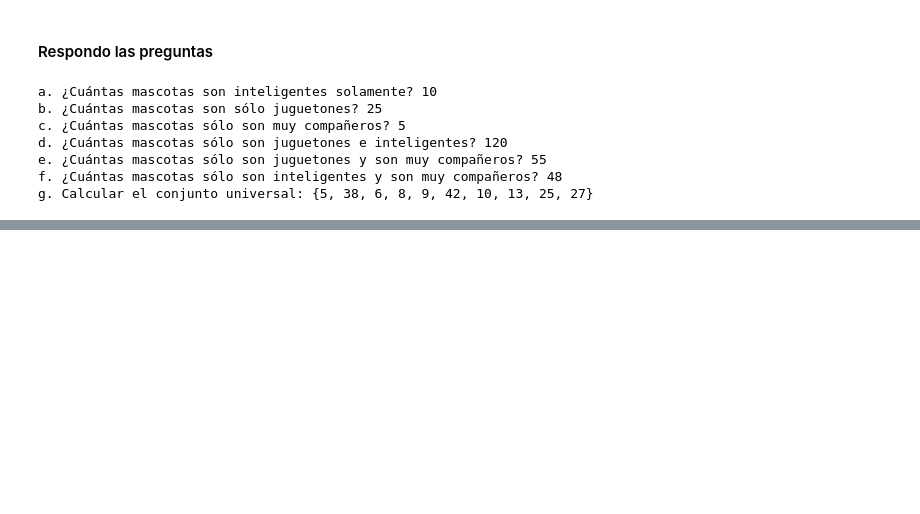
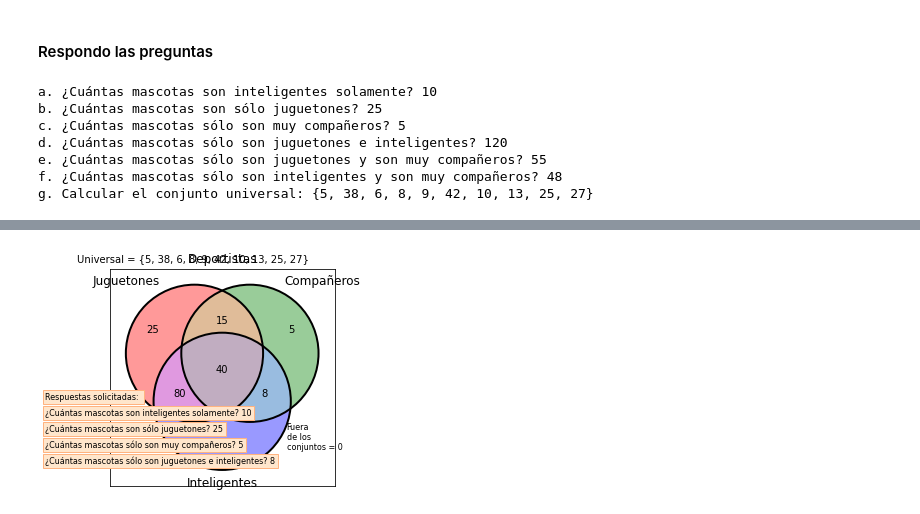
Before and after one commit to TV3ntu/mate3, a Jupyter notebook: Primer parcial 28-5-2021.ipynb, the cells around one changed output, grey strips where cells are left out. Cells and saved outputs as stored; diff of their text form; code cells hidden in the pictures; blank space fills up the shorter version.

```diff
--- a/Primer parcial 28-5-2021.ipynb
+++ b/Primer parcial 28-5-2021.ipynb
@@ -106,0 +112,92 @@ g. Calcular el conjunto universal: {5, 38, 6, 8, 9, 42, 10, 13, 25, 27}
+# %%
+# Totales
+total_j = get_total(solo_juguetones)
+total_c = get_total(solo_compañeros)
+total_i = get_total(solo_inteligentes)
+total_ic = get_total(solo_inteligentes_y_compañeros)
+total_ij = get_total(solo_inteligentes_y_juguetones)
+total_jc = get_total(solo_juguetones_y_compañeros)
+total_jci = get_total(todos)
+# preparamos la ventana del gráfico
+plt.figure('Mascotas')
+
+# dibujamos los diagramas
+diagram = venn3((1, 1, 1, 1, 1, 1, 1), set_labels=(
+    "Juguetones", "Compañeros", "Inteligentes"))
+
+# establecemos el tamaño de la fuente
+for subset in ("111", "110", "101", "100", "011", "010", "001"):
+    diagram.get_label_by_id(subset).set_fontsize(10)
+
+# transferimos los resultados de las operaciones
+diagram.get_label_by_id('100').set_text(total_j)
+diagram.get_label_by_id('010').set_text(total_c)
+diagram.get_label_by_id('001').set_text(total_i)
+diagram.get_label_by_id('110').set_text(total_jc)
+diagram.get_label_by_id('011').set_text(total_ic)
+diagram.get_label_by_id('101').set_text(total_ij)
+diagram.get_label_by_id('111').set_text(total_jci)
+
+# marcamos los contornos
+c = venn3_circles(subsets=(1, 1, 1, 1, 1, 1, 1))
+
+# agregamos más datos aclaratorios al gráfico
+plt.text(-0.90, 0.67,      # Texto y cantidad universal
+         f"Universal = {universal}",
+         size=10)
+
+plt.text(0.40, -0.5,      # Texto fuera del conjunto
+         f"Fuera\nde los\nconjuntos = {ninguno}",
+         size=8)
+
+# Respondemos las preguntas
+plt.text(-1.10, -0.20,
+         s="Respuestas solicitadas: ",
+         size=8,
+         ha="left",  # alineación horizontal
+         va="bottom",  # alineación vertical
+         bbox=dict(boxstyle="square",  # tipo de cuadro
+                   ec=(1.0, 0.7, 0.5),
+                   fc=(1.0, 0.9, 0.8),))
+
+plt.text(-1.10, -0.30,
+         s="¿Cuántas mascotas son inteligentes solamente? " + str(total_i),
+         size=8,
+         ha="left",  # alineación horizontal
+         va="bottom",  # alineación vertical
+         bbox=dict(boxstyle="square",  # tipo de cuadro
+                   ec=(1.0, 0.7, 0.5),
+                   fc=(1.0, 0.9, 0.8),))
+
+plt.text(-1.10, -0.40,
+         s="¿Cuántas mascotas son sólo juguetones? " + str(total_j),
+         size=8,
+         ha="left",  # alineación horizontal
+         va="bottom",  # alineación vertical
+         bbox=dict(boxstyle="square",  # tipo de cuadro
+                   ec=(1.0, 0.7, 0.5),
+                   fc=(1.0, 0.9, 0.8),))
+
+plt.text(-1.10, -0.50,
+         s="¿Cuántas mascotas sólo son muy compañeros? " + str(total_c),
+         size=8,
+         ha="left",  # alineación horizontal
+         va="bottom",  # alineación vertical
+         bbox=dict(boxstyle="square",  # tipo de cuadro
+                   ec=(1.0, 0.7, 0.5),
+                   fc=(1.0, 0.9, 0.8),))
+
+plt.text(-1.10, -0.60,
+         s="¿Cuántas mascotas sólo son juguetones e inteligentes? " + str(total_ic),
+         size=8,
+         ha="left",  # alineación horizontal
+         va="bottom",  # alineación vertical
+         bbox=dict(boxstyle="square",  # tipo de cuadro
+                   ec=(1.0, 0.7, 0.5),
+                   fc=(1.0, 0.9, 0.8),))
+
+plt.axis('on')  # Recuadro
+plt.title("Deportistas")
+plt.show()
+# %% [output]
+[figure, added]
```
Also changed, not shown: parts of 3 cells of this notebook, 2 other files.
